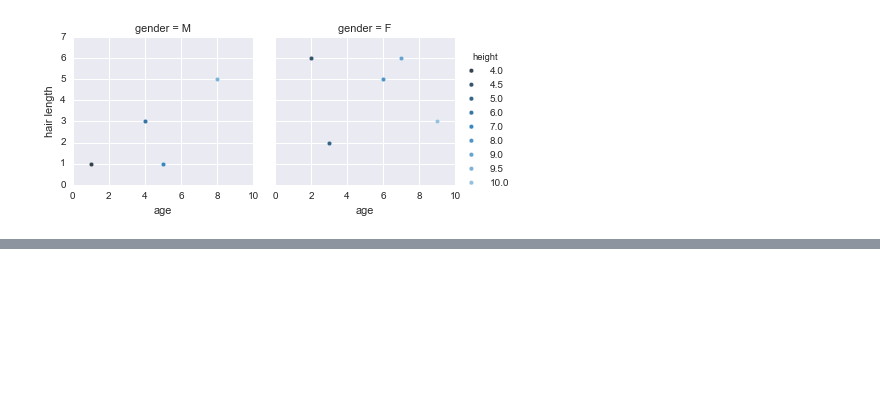
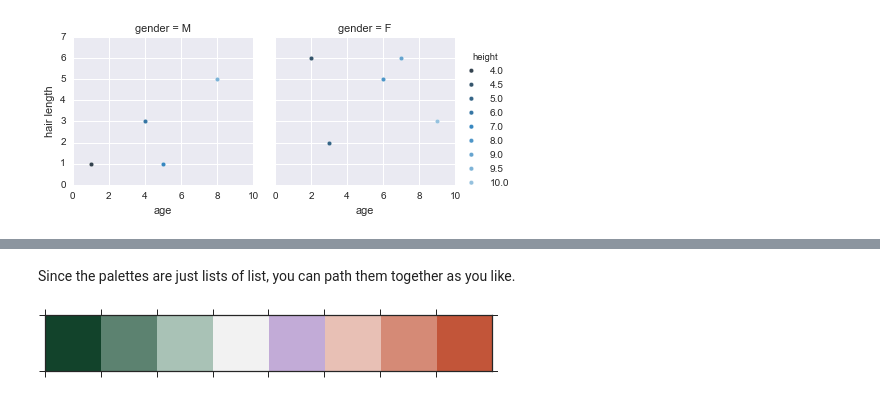
Before and after one commit to JanetMatsen/plotting_python, a Jupyter notebook: plot_demo.ipynb, the cells around one changed output, grey strips where cells are left out. Cells and saved outputs as stored; diff of their text form; code cells hidden in the pictures; blank space fills up the shorter version.

```diff
--- a/plot_demo.ipynb
+++ b/plot_demo.ipynb
@@ -58,0 +119,7 @@ g = (g.map(plt.scatter, "age", 'hair length', edgecolor="w").add_legend())
+# %% [markdown]
+Since the palettes are just lists of list, you can path them together as you like.
+# %%
+sns.palplot(sns.diverging_palette(145, 280, s=85, l=25, n=7)[0:5] +
+            sns.diverging_palette(220, 20, n=7)[4:])
+# %% [output]
+[figure, added]
```
Also changed, not shown: parts of 13 cells of this notebook.
